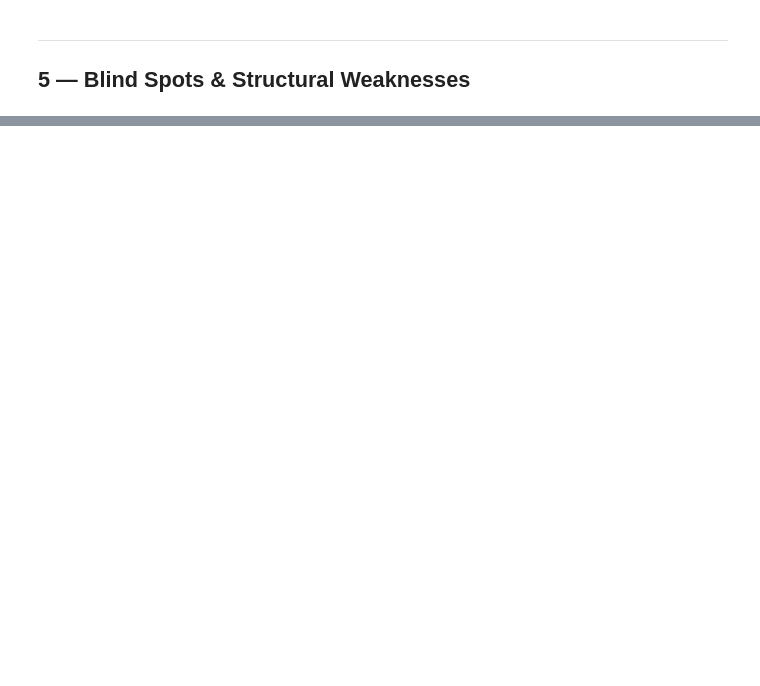
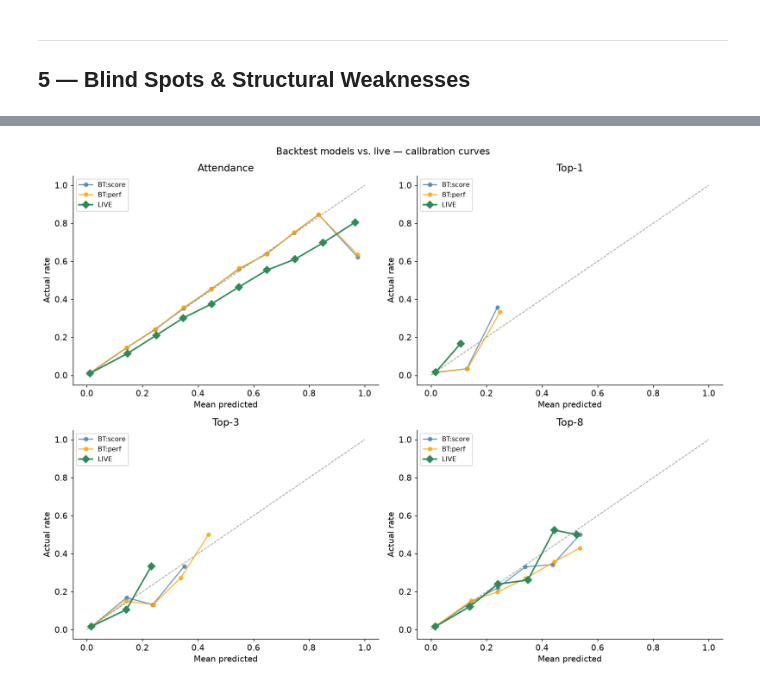
Before and after one commit to EvanMcCormick37/titled-tuesday-analysis, a Jupyter notebook: notebooks/model-performance-audit.ipynb, the cells around one changed output, grey strips where cells are left out. Drawn from its saved outputs; the diff is of its cells as text; code cells hidden in the pictures; blank space fills up the shorter version.

Commit message:
Archived old notebooks and wrote a new notebook comparing the model performance of a new possible score model for Bullet Brawl

```diff
--- a/notebooks/model-performance-audit.ipynb
+++ b/notebooks/model-performance-audit.ipynb
@@ -453,0 +590,12 @@ Actual fills from `~/.kalshi/data/kalshi.db`, scoped to Titled Tuesday markets o
+# %%
+BACKTEST_WINDOW_START = '2025-11-04'   # first single-session Titled Tuesday
+BACKTEST_WINDOW_END   = '2026-07-06'
+
+bt = q("""SELECT * FROM backtest
+          WHERE market = :m AND tourn_date BETWEEN :a AND :b""",
+       m=MARKET, a=BACKTEST_WINDOW_START, b=BACKTEST_WINDOW_END)
+bt['participated'] = bt['played'].astype(int)
+for n in N_VALS:
+    bt[f'in_top{n}'] = ((bt['played'] == 1) & (bt['actual_rank'] <= n)).astype(int)
+    bt[f'p_top{n}']  = bt['p_participate'] * bt[f'P_top{n}_given_play'].fillna(0)
+print(f"Backtest rows : {len(bt):,} | models : {sorted(bt['model'].unique())} | tournaments : {bt['tourn_date'].nunique()}")
@@ -453,0 +645,56 @@ Actual fills from `~/.kalshi/data/kalshi.db`, scoped to Titled Tuesday markets o
+# %%
+# Calibration curves: best backtest models vs live
+COMPARE_MODELS = ['score', 'perf']   # 'score' is the production model
+COLORS = {'score': 'steelblue', 'perf': 'orange', 'LIVE': 'seagreen'}
+
+fig, axes = plt.subplots(2, 2, figsize=(13, 10))
+
+for idx, (pred_col, true_col, label) in enumerate(compare_metrics):
+    ax = axes[idx // 2][idx % 2]
+    ax.plot([0, 1], [0, 1], 'k--', lw=1, alpha=0.4)
+
+    for model in COMPARE_MODELS:
+        grp   = bt[bt['model'] == model]
+        valid = grp[[pred_col, true_col]].dropna()
+        if pred_col != 'p_participate':
+            valid = valid[valid[pred_col] > 0.001]
+        if len(valid) < 50:
+            continue
+        bins  = np.linspace(0, 1, N_BINS + 1)
+        idxs  = np.digitize(valid[pred_col].values, bins, right=True)
+        xs, ys = [], []
+        for b in range(1, N_BINS + 1):
+            mask = idxs == b
+            if mask.sum() < 5:
+                continue
+            xs.append(valid[pred_col].values[mask].mean())
+            ys.append(valid[true_col].values[mask].mean())
+        ax.plot(xs, ys, 'o-', ms=5, lw=1.5, color=COLORS.get(model, 'gray'),
+                label=f'BT:{model}', alpha=0.8)
+
+    # Live model
+    valid_live = df[[pred_col, true_col]].dropna()
+    if pred_col != 'p_participate':
+        valid_live = valid_live[valid_live[pred_col] > 0.001]
+    if len(valid_live) >= 5:
+        bins  = np.linspace(0, 1, N_BINS + 1)
+        idxs  = np.digitize(valid_live[pred_col].values, bins, right=True)
+        xs, ys = [], []
+        for b in range(1, N_BINS + 1):
+            mask = idxs == b
+            if mask.sum() < 3:
+                continue
+            xs.append(valid_live[pred_col].values[mask].mean())
+            ys.append(valid_live[true_col].values[mask].mean())
+        ax.plot(xs, ys, 'D-', ms=7, lw=2, color=COLORS['LIVE'], label='LIVE', zorder=5)
+
+    ax.set_xlabel('Mean predicted')
+    ax.set_ylabel('Actual rate')
+    ax.set_title(label)
+    ax.legend(fontsize=9)
+
+fig.suptitle('Backtest models vs. live — calibration curves', fontsize=13)
+plt.tight_layout()
+plt.show()
+# %% [output]
+[figure, added]
```
Also changed, not shown: parts of 44 cells of this notebook, 14 other files.
